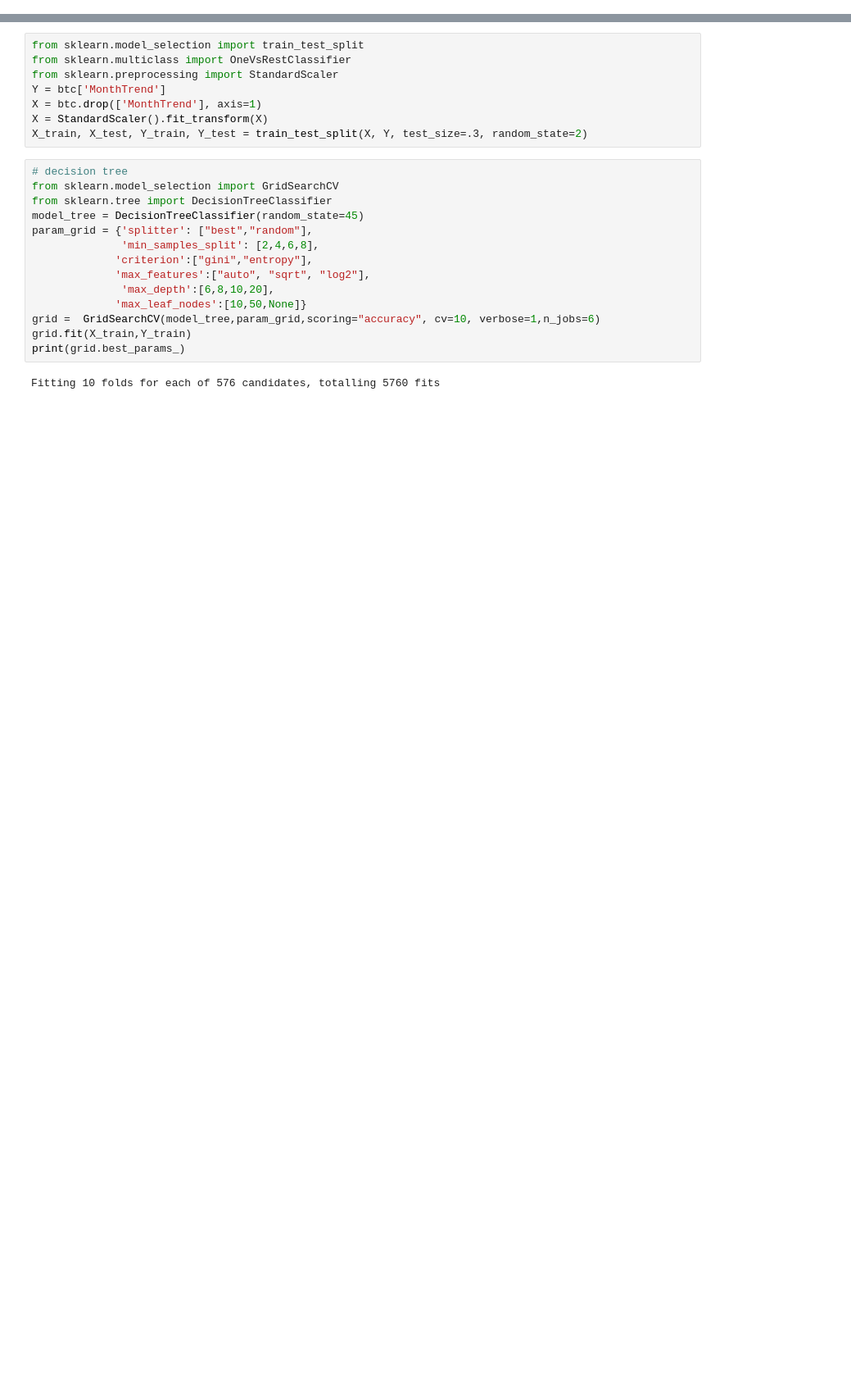
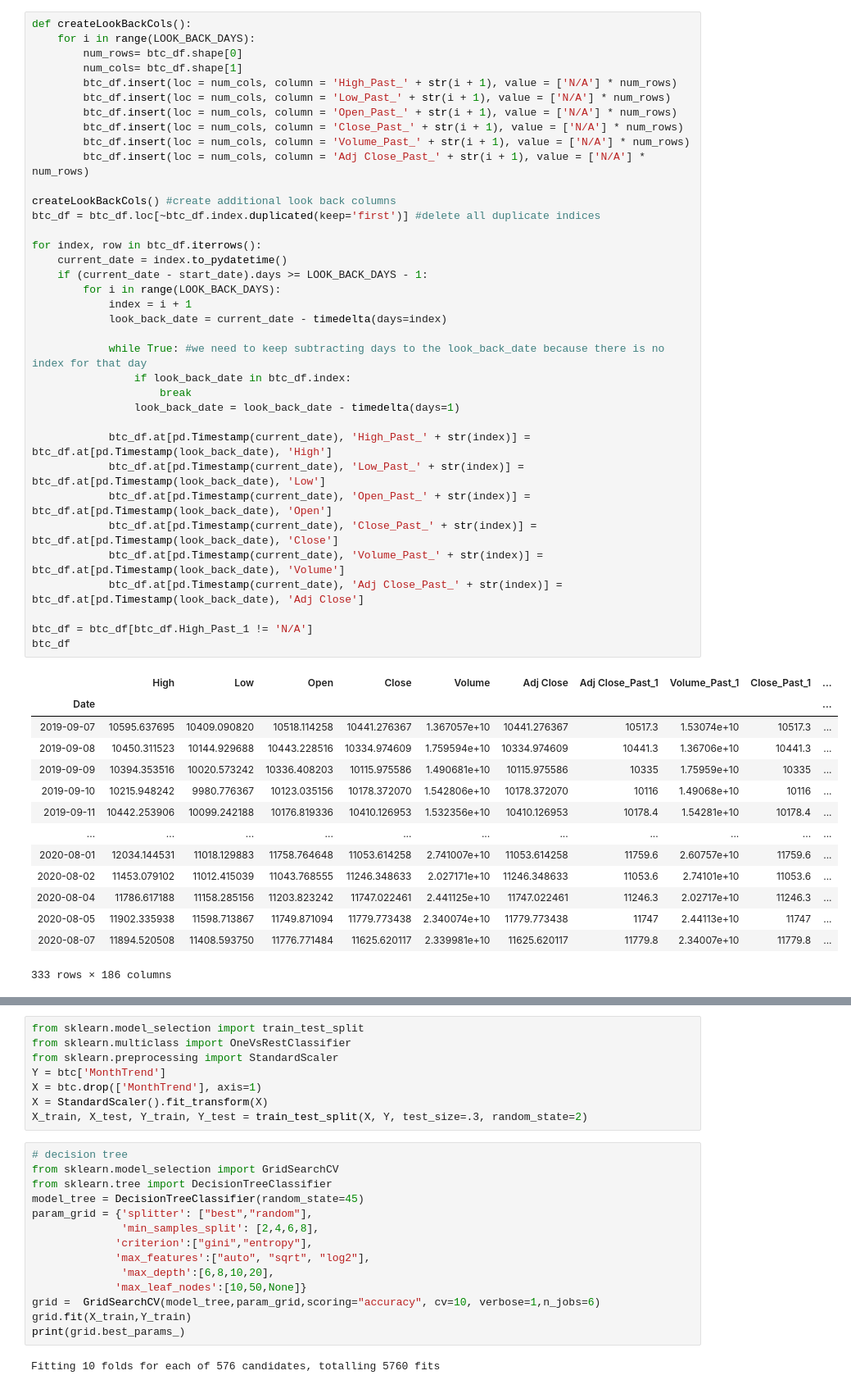
Before and after one commit to danmao124/financial_model, a Jupyter notebook: main.ipynb, the cells around one changed output, grey strips where cells are left out. Shown at 82% size. Drawn from its saved outputs; the diff is of its cells as text; blank space fills up the shorter version.

```diff
--- a/main.ipynb
+++ b/main.ipynb
@@ -51,4 +53,55 @@ btc_df
 365 rows × 6 columns
+# %%
+def createLookBackCols():
+    for i in range(LOOK_BACK_DAYS):
+        num_rows= btc_df.shape[0]
+        num_cols= btc_df.shape[1]
+        btc_df.insert(loc = num_cols, column = 'High_Past_' + str(i + 1), value = ['N/A'] * num_rows)
+        btc_df.insert(loc = num_cols, column = 'Low_Past_' + str(i + 1), value = ['N/A'] * num_rows)
+        btc_df.insert(loc = num_cols, column = 'Open_Past_' + str(i + 1), value = ['N/A'] * num_rows)
+        btc_df.insert(loc = num_cols, column = 'Close_Past_' + str(i + 1), value = ['N/A'] * num_rows)
+        btc_df.insert(loc = num_cols, column = 'Volume_Past_' + str(i + 1), value = ['N/A'] * num_rows)
+        btc_df.insert(loc = num_cols, column = 'Adj Close_Past_' + str(i + 1), value = ['N/A'] * num_rows)
+
+createLookBackCols() #create additional look back columns
+btc_df = btc_df.loc[~btc_df.index.duplicated(keep='first')] #delete all duplicate indices
+
+for index, row in btc_df.iterrows():
+    current_date = index.to_pydatetime()
+    if (current_date - start_date).days >= LOOK_BACK_DAYS - 1:
+        for i in range(LOOK_BACK_DAYS):
+            index = i + 1
+            look_back_date = current_date - timedelta(days=index)
+
+            while True: #we need to keep subtracting days to the look_back_date because there is no index for that day
+                if look_back_date in btc_df.index:
+                    break
+                look_back_date = look_back_date - timedelta(days=1)
+
+            btc_df.at[pd.Timestamp(current_date), 'High_Past_' + str(index)] = btc_df.at[pd.Timestamp(look_back_date), 'High']
+            btc_df.at[pd.Timestamp(current_date), 'Low_Past_' + str(index)] = btc_df.at[pd.Timestamp(look_back_date), 'Low']
+            btc_df.at[pd.Timestamp(current_date), 'Open_Past_' + str(index)] = btc_df.at[pd.Timestamp(look_back_date), 'Open']
+            btc_df.at[pd.Timestamp(current_date), 'Close_Past_' + str(index)] = btc_df.at[pd.Timestamp(look_back_date), 'Close']
+            btc_df.at[pd.Timestamp(current_date), 'Volume_Past_' + str(index)] = btc_df.at[pd.Timestamp(look_back_date), 'Volume']
+            btc_df.at[pd.Timestamp(current_date), 'Adj Close_Past_' + str(index)] = btc_df.at[pd.Timestamp(look_back_date), 'Adj Close']
+
+btc_df = btc_df[btc_df.High_Past_1 != 'N/A']
+btc_df
+# %% [output]
+|  | High | Low | Open | Close | Volume | Adj Close | Adj Close_Past_1 | Volume_Past_1 | Close_Past_1 | ... |
+| Date |  |  |  |  |  |  |  |  |  | ... |
+| 2019-09-07 | 10595.637695 | 10409.090820 | 10518.114258 | 10441.276367 | 1.367057e+10 | 10441.276367 | 10517.3 | 1.53074e+10 | 10517.3 | ... |
+| 2019-09-08 | 10450.311523 | 10144.929688 | 10443.228516 | 10334.974609 | 1.759594e+10 | 10334.974609 | 10441.3 | 1.36706e+10 | 10441.3 | ... |
+| 2019-09-09 | 10394.353516 | 10020.573242 | 10336.408203 | 10115.975586 | 1.490681e+10 | 10115.975586 | 10335 | 1.75959e+10 | 10335 | ... |
+| 2019-09-10 | 10215.948242 | 9980.776367 | 10123.035156 | 10178.372070 | 1.542806e+10 | 10178.372070 | 10116 | 1.49068e+10 | 10116 | ... |
+| 2019-09-11 | 10442.253906 | 10099.242188 | 10176.819336 | 10410.126953 | 1.532356e+10 | 10410.126953 | 10178.4 | 1.54281e+10 | 10178.4 | ... |
+| ... | ... | ... | ... | ... | ... | ... | ... | ... | ... | ... |
+| 2020-08-01 | 12034.144531 | 11018.129883 | 11758.764648 | 11053.614258 | 2.741007e+10 | 11053.614258 | 11759.6 | 2.60757e+10 | 11759.6 | ... |
+| 2020-08-02 | 11453.079102 | 11012.415039 | 11043.768555 | 11246.348633 | 2.027171e+10 | 11246.348633 | 11053.6 | 2.74101e+10 | 11053.6 | ... |
+| 2020-08-04 | 11786.617188 | 11158.285156 | 11203.823242 | 11747.022461 | 2.441125e+10 | 11747.022461 | 11246.3 | 2.02717e+10 | 11246.3 | ... |
+| 2020-08-05 | 11902.335938 | 11598.713867 | 11749.871094 | 11779.773438 | 2.340074e+10 | 11779.773438 | 11747 | 2.44113e+10 | 11747 | ... |
+| 2020-08-07 | 11894.520508 | 11408.593750 | 11776.771484 | 11625.620117 | 2.339981e+10 | 11625.620117 | 11779.8 | 2.34007e+10 | 11779.8 | ... |
+333 rows × 186 columns
 # %%
 btc_df = btc_df.assign(MonthTrend=lambda x: "N/A") #introduce new column that will be the trend we are predicting
 btc_df = btc_df.loc[~btc_df.index.duplicated(keep='first')] #delete all duplicate indices
```
Also changed, not shown: parts of 16 cells of this notebook.
